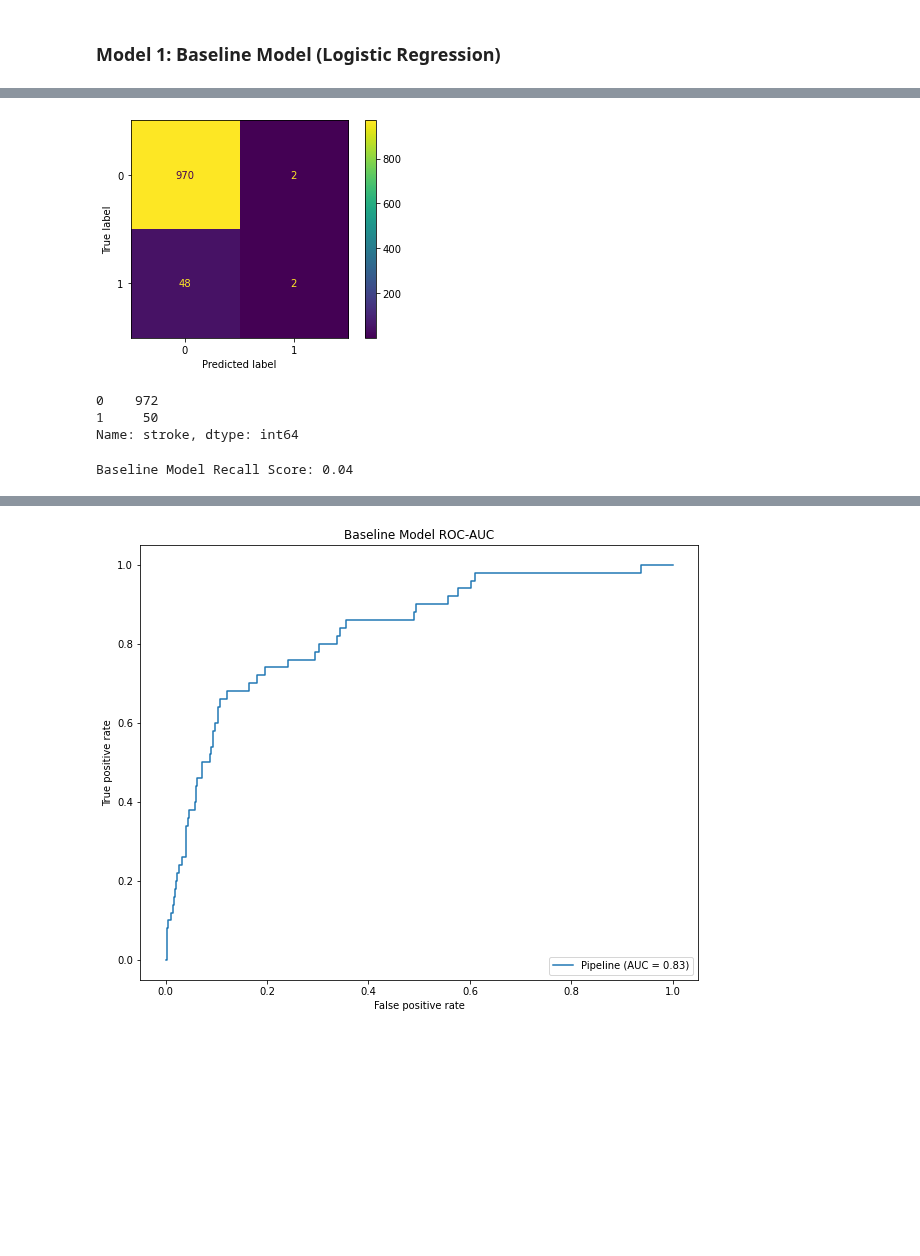
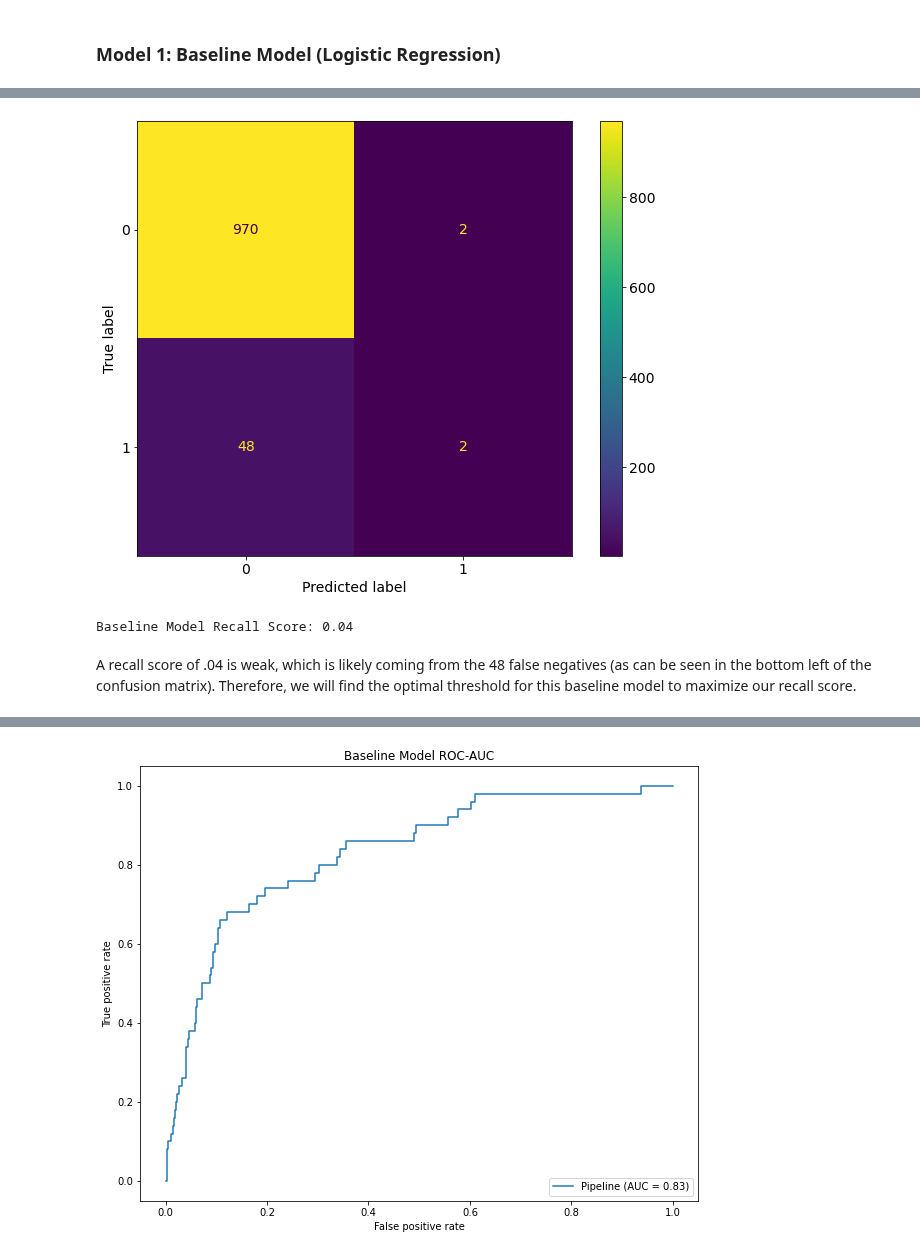
Before and after one commit to jordanate/machine-learning-classification, a Jupyter notebook: jordana_notebook.ipynb, the cells around one changed output, grey strips where cells are left out. Saved outputs shown, nothing was run; the diff lists cells and outputs as text; code cells hidden in the pictures; blank space fills up the shorter version.

Commit message:
baseline

```diff
--- a/jordana_notebook.ipynb
+++ b/jordana_notebook.ipynb
@@ -399,2 +381,2 @@ baseline_pipeline = Pipeline(steps)
 # %%
-baseline_model = baseline_pipeline.fit(X_train_sm, y_train_sm)
+baseline_pipeline.fit(X_train_sm, y_train_sm)
@@ -403,15 +403,11 @@ baseline_model = baseline_pipeline.fit(X_train_sm, y_train_sm)
 y_pred = baseline_pipeline.predict(X_test)
 # %%
 # Creating a confusion matrix
-ConfusionMatrixDisplay.from_estimator(baseline_pipeline, X_test, y_test);
+fig, ax = plt.subplots(figsize = (10, 8))
+plt.rcParams.update({'font.size': 14})
+plot_confusion_matrix(baseline_pipeline, X_test, y_test, ax=ax);
 # %% [output]
-[figure, old version]
+[figure, new version]
-# %%
-y_test.value_counts()
-# %% [output]
-0    972
-1     50
-Name: stroke, dtype: int64
 # %%
 # Calculating recall score
 model_1_recall = recall_score(y_test, y_pred)
@@ -420,4 +416,6 @@ model_1_recall
 print('Baseline Model Recall Score:', model_1_recall)
 # %% [output]
 Baseline Model Recall Score: 0.04
+# %% [markdown]
+A recall score of .04 is weak, which is likely coming from the 48 false negatives (as can be seen in the bottom left of the confusion matrix). Therefore, we will find the optimal threshold for this baseline model to maximize our recall score.
 # %%
```
Also changed, not shown: parts of 29 cells of this notebook.
